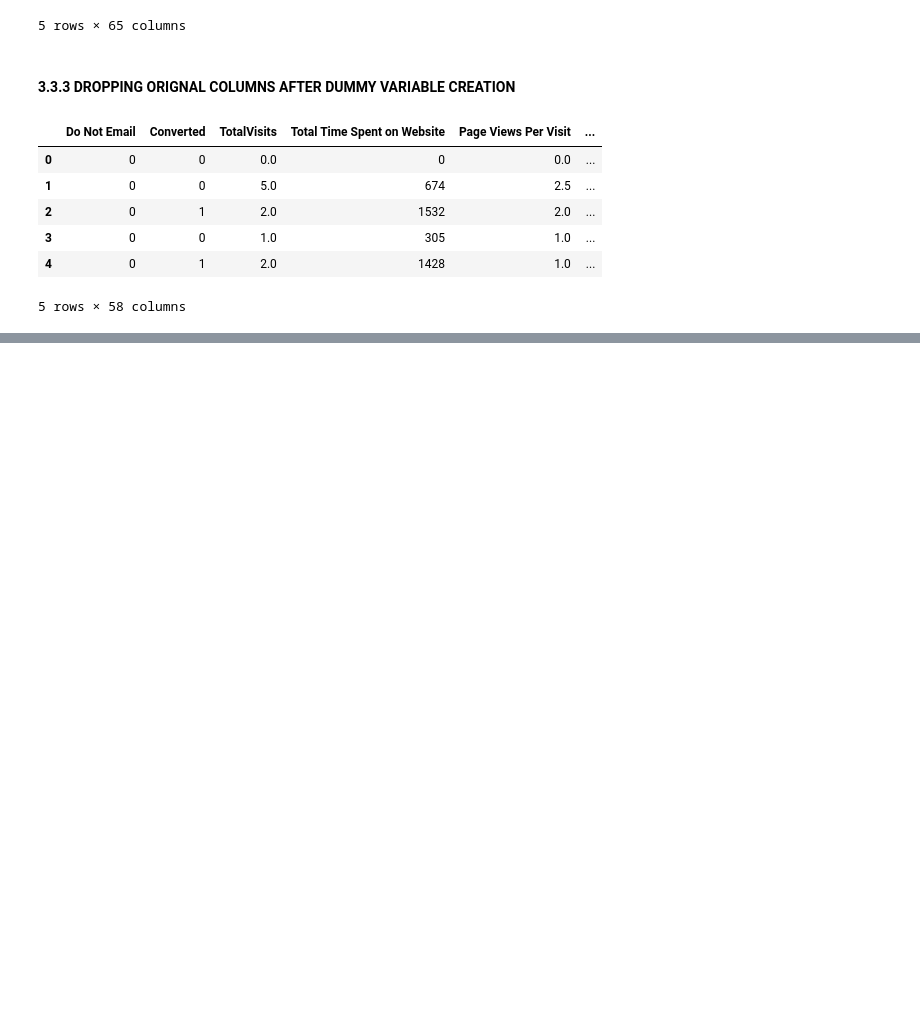
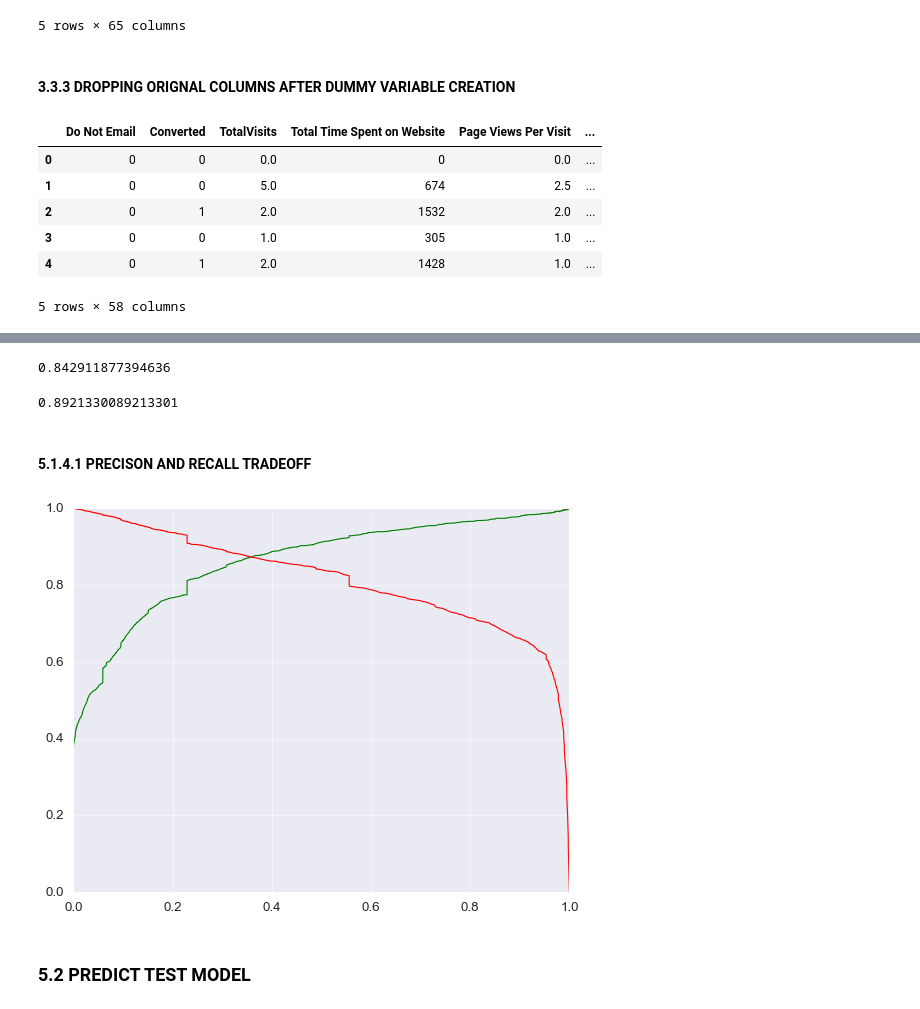
Before and after one commit to ANKIT21111/leadScore_conversion, a Jupyter notebook: leadscoredataprocess.ipynb, the cells around one changed output, grey strips where cells are left out. Cells and saved outputs as stored; diff of their text form; code cells hidden in the pictures; blank space fills up the shorter version.

Commit message:
FINAL MODEL BUILT

```diff
--- a/leadscoredataprocess.ipynb
+++ b/leadscoredataprocess.ipynb
@@ -1096,0 +1730,4 @@ leadfinal.to_csv('Processed_DataFile.csv', index=False)
+# %%
+y_train_predict_final['Final_Predicted'] = y_train_predict_final.Converted_prob.map( lambda x: 1 if x > 0.3 else 0)
+
+y_train_predict_final.head(10)
@@ -1096,0 +1798,12 @@ leadfinal.to_csv('Processed_DataFile.csv', index=False)
+# %%
+# Precision Score
+precision_score(y_train_predict_final.Converted, y_train_predict_final.Final_Predicted)
+# %% [output]
+0.842911877394636
+# %%
+# Recall Score
+recall_score(y_train_predict_final.Converted, y_train_predict_final.Final_Predicted)
+# %% [output]
+0.8921330089213301
+# %% [markdown]
+#### 5.1.4.1 PRECISON AND RECALL TRADEOFF
@@ -1096,0 +1812,10 @@ leadfinal.to_csv('Processed_DataFile.csv', index=False)
+# %%
+p, r, thresholds = precision_recall_curve(y_train_predict_final.Converted, y_train_predict_final.Converted_prob)
+# %%
+plt.plot(thresholds, p[:-1], "g-")
+plt.plot(thresholds, r[:-1], "r-")
+plt.show()
+# %% [output]
+[figure, added]
+# %% [markdown]
+### 5.2 PREDICT TEST MODEL
```
Also changed, not shown: parts of 128 cells of this notebook.
